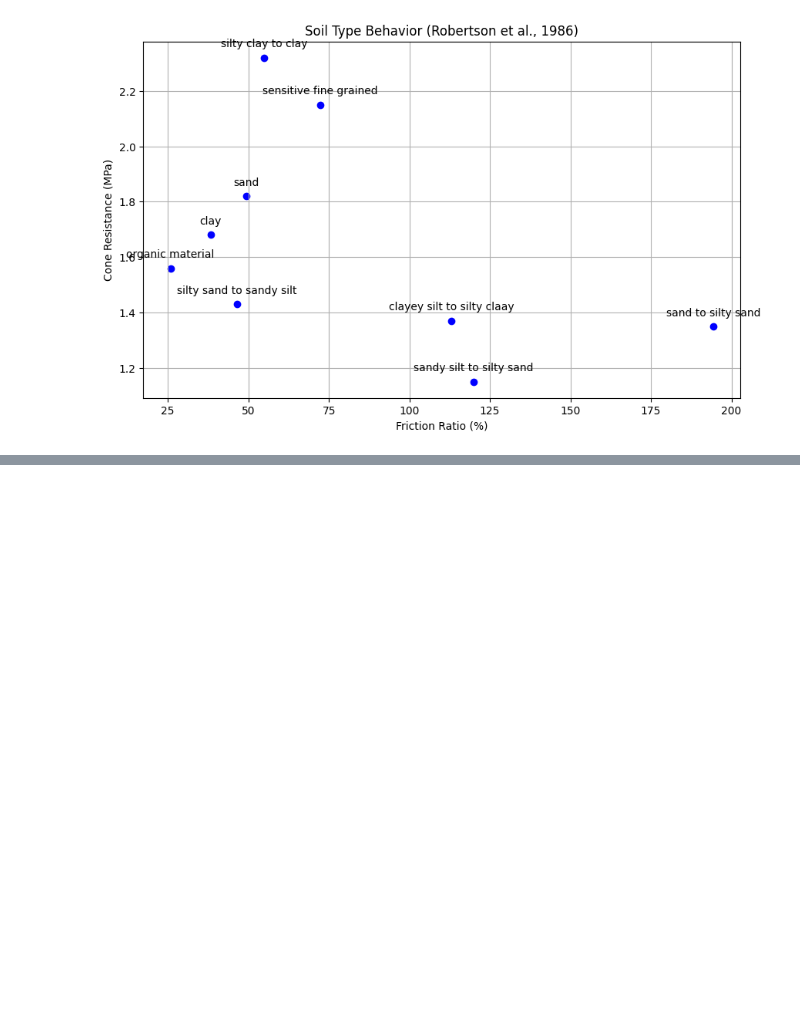
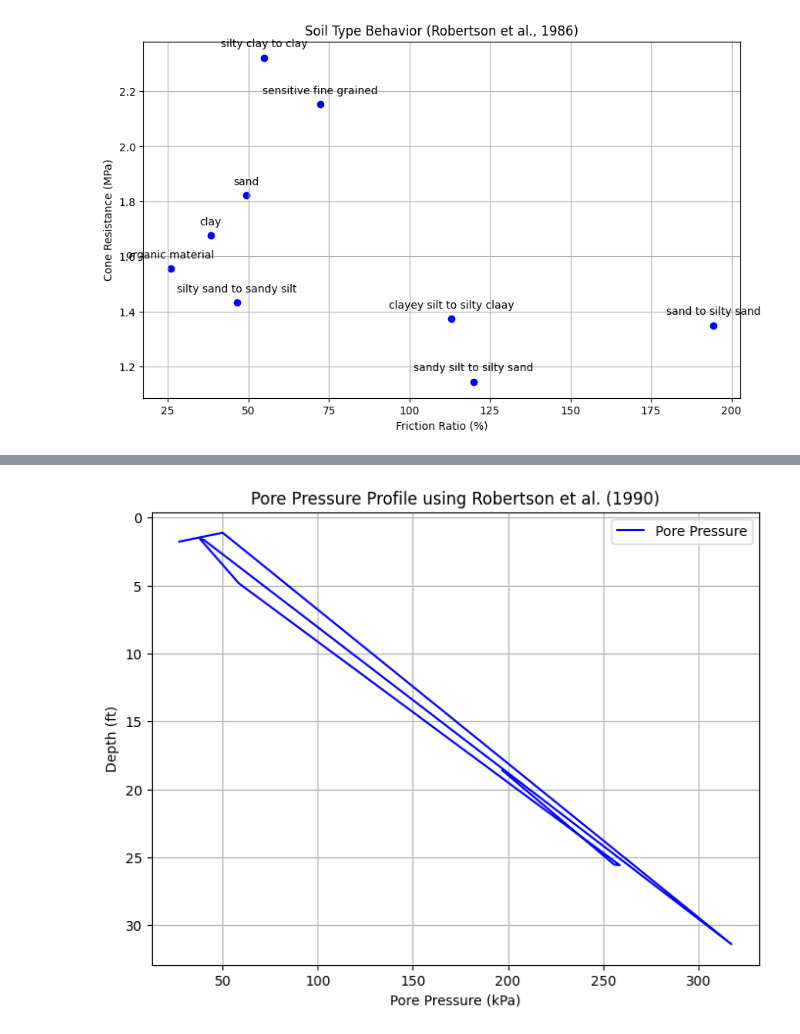
Before and after one commit to iGeology-Illinois/geol-581-module-3-principles-of-uncertainty-chapter-4-seanb7, a Jupyter notebook: Python Lab 4.ipynb, the cells around one changed output, grey strips where cells are left out. Drawn from its saved outputs; the diff is of its cells as text; code cells hidden in the pictures; blank space fills up the shorter version.

```diff
--- a/Python Lab 4.ipynb
+++ b/Python Lab 4.ipynb
@@ -455 +532,28 @@ plt.show()
+# %%
+# Graphing Pore Pressure using Robertson et al 1990
+# Sample CPT data (depth in ft, cone resistance qc in MPa, sleeve friction fs in kPa)
+depth = np.array([18.61854, 25.54923, 25.59024, 4.83918, 1.55838, 1.64040, 31.41366, 1.10727, 1.76343])
+qc = np.array([72.2228536, 25.816186, 38.237754, 54.862393, 113.009432, 119.858974, 46.442872, 194.406269, 49.351619])
+fs = np.array([0.529095, 0.366378, 0.590990, 0.873316, 1.223000, 0.584333, 0.458203, 2.140615, 0.462500])
+
+# Robertson et al. (1990) method to estimate pore pressure
+# This is a simplified example and may need adjustments based on specific details of the method
+u0 = 9.81 * depth  # Hydrostatic pore pressure (assuming water unit weight of 9.81 kN/m^3)
+u2 = qc * 0.2 + fs * 0.1  # Simplified estimation of excess pore pressure
+
+# Total pore pressure
+pore_pressure = u0 + u2
+
+# Plotting the pore pressure profile
+plt.figure(figsize=(8, 6))
+plt.plot(pore_pressure, depth, label='Pore Pressure', color='b')
+plt.gca().invert_yaxis()  # Invert y-axis to have depth increasing downwards
+plt.xlabel('Pore Pressure (kPa)')
+plt.ylabel('Depth (ft)')
+plt.title('Pore Pressure Profile using Robertson et al. (1990)')
+plt.legend()
+plt.grid(True)
+plt.show()
+# %% [output]
+[figure, added]
 # %%
```
Also changed, not shown: parts of 8 cells of this notebook.
